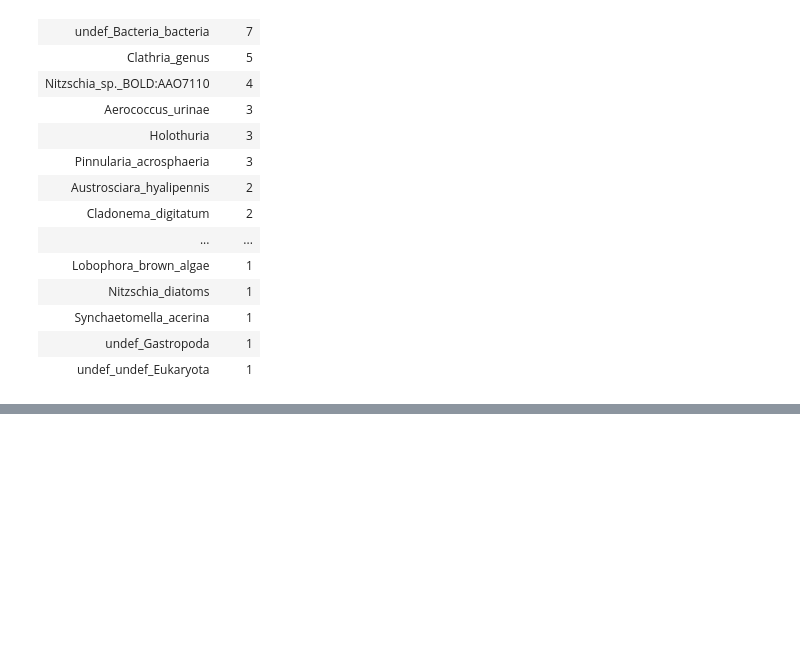
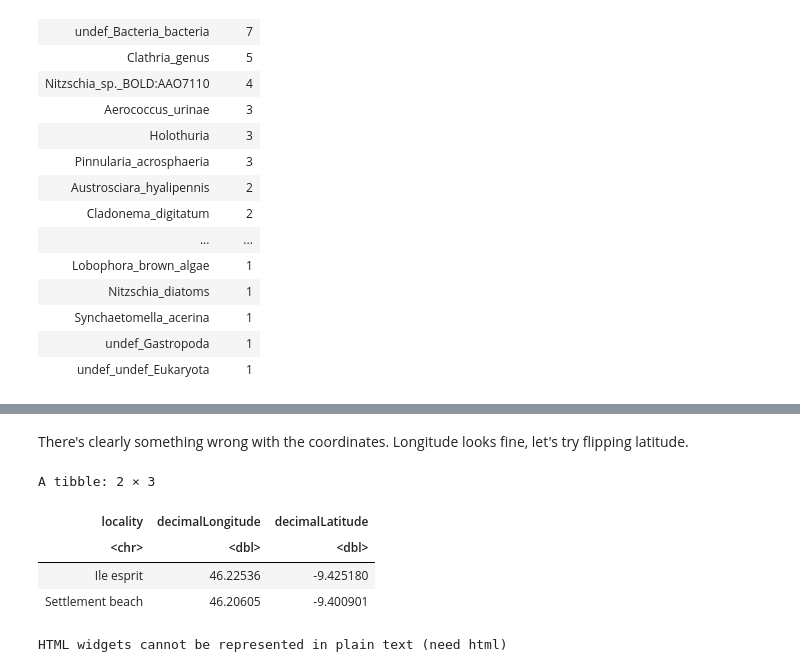
Before and after one commit to iobis/sg-12-dataset, a Jupyter notebook: scripts/pieter.ipynb, the cells around one changed output, grey strips where cells are left out. Cells and saved outputs as stored; diff of their text form; code cells hidden in the pictures; blank space fills up the shorter version.

```diff
--- a/scripts/pieter.ipynb
+++ b/scripts/pieter.ipynb
@@ -331,0 +377,20 @@ A tibble: 13375 × 16
+# %% [markdown]
+There's clearly something wrong with the coordinates. Longitude looks fine, let's try flipping latitude.
+# %%
+occurrence <- occurrence %>%
+    mutate(decimalLatitude = -decimalLatitude)
+
+stations <- occurrence %>%
+    distinct(locality, decimalLongitude, decimalLatitude)
+stations
+
+leaflet() %>%
+    addTiles() %>%
+    addMarkers(lng = stations$decimalLongitude, lat = stations$decimalLatitude, popup = stations$locality)
+# %% [output]
+A tibble: 2 × 3
+| locality | decimalLongitude | decimalLatitude |
+| <chr> | <dbl> | <dbl> |
+| Ile esprit | 46.22536 | -9.425180 |
+| Settlement beach | 46.20605 | -9.400901 |
+HTML widgets cannot be represented in plain text (need html)
```
Also changed, not shown: parts of 23 cells of this notebook.
